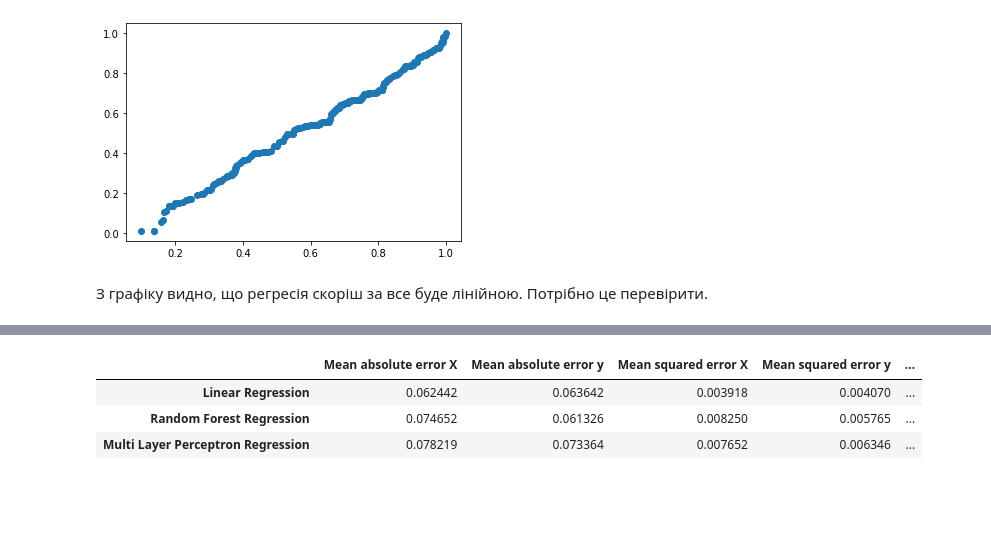
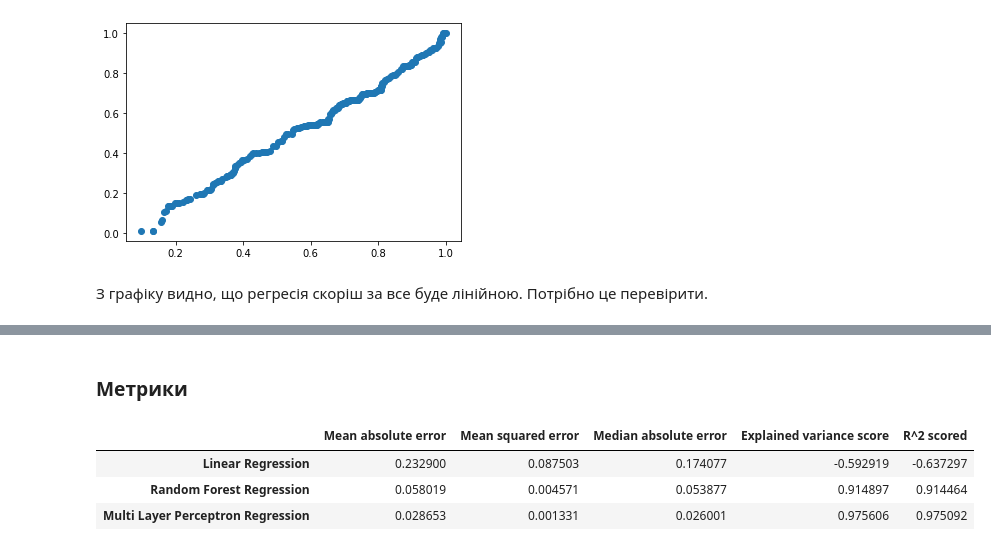
Before and after one commit to nastyabekesheva/DataScience, a Jupyter notebook: coursework/courseworkDS.ipynb, the cells around one changed output, grey strips where cells are left out. Saved outputs shown, nothing was run; the diff lists cells and outputs as text; code cells hidden in the pictures; blank space fills up the shorter version.

```diff
--- a/coursework/courseworkDS.ipynb
+++ b/coursework/courseworkDS.ipynb
@@ -583,0 +806,6 @@ X_pred, y_pred = regr.predict(X_test), regr.predict(y_test)
+# %%
+metrics_data["Random Forest Regression"].append(metrics.mean_absolute_error(y_test, y_pred))
+metrics_data["Random Forest Regression"].append(metrics.mean_squared_error(y_test, y_pred))
+metrics_data["Random Forest Regression"].append(metrics.median_absolute_error(y_test, y_pred))
+metrics_data["Random Forest Regression"].append(metrics.explained_variance_score(y_test, y_pred))
+metrics_data["Random Forest Regression"].append(metrics.r2_score(y_test, y_pred))
@@ -583,0 +814,4 @@ X_pred, y_pred = regr.predict(X_test), regr.predict(y_test)
+# %%
+regr = MLPRegressor(random_state=1, max_iter=500).fit(X_train, y_train)
+
+regr.score(X_test, y_test, sample_weight=None)
@@ -583,0 +820,2 @@ X_pred, y_pred = regr.predict(X_test), regr.predict(y_test)
+# %%
+y_pred = regr.predict(X_test)
@@ -584,11 +824,6 @@ X_pred, y_pred = regr.predict(X_test), regr.predict(y_test)
 # %%
-metrics_data["Multi Layer Perceptron Regression"].append(metrics.mean_absolute_error(X_test, X_pred))
 metrics_data["Multi Layer Perceptron Regression"].append(metrics.mean_absolute_error(y_test, y_pred))
-metrics_data["Multi Layer Perceptron Regression"].append(metrics.mean_squared_error(X_test, X_pred))
 metrics_data["Multi Layer Perceptron Regression"].append(metrics.mean_squared_error(y_test, y_pred))
-metrics_data["Multi Layer Perceptron Regression"].append(metrics.median_absolute_error(X_test, X_pred))
 metrics_data["Multi Layer Perceptron Regression"].append(metrics.median_absolute_error(y_test, y_pred))
-metrics_data["Multi Layer Perceptron Regression"].append(metrics.explained_variance_score(X_test, X_pred))
 metrics_data["Multi Layer Perceptron Regression"].append(metrics.explained_variance_score(y_test, y_pred))
-metrics_data["Multi Layer Perceptron Regression"].append(metrics.r2_score(X_test, X_pred))
 metrics_data["Multi Layer Perceptron Regression"].append(metrics.r2_score(y_test, y_pred))
@@ -603,7 +864,10 @@ metrics_data["Multi Layer Perceptron Regression"].append(metrics.r2_score(y_test
+# %% [markdown]
+### Метрики
 # %%
-pd.DataFrame.from_dict(metrics_data, orient='index', columns=['Mean absolute error X', 'Mean absolute error y', 'Mean squared error X', 'Mean squared error y', 'Median absolute error X', 'Median absolute error y', 'Explained variance score X', 'Explained variance score y', 'R^2 score X', 'R^2 scored y'])
+metrics_df = pd.DataFrame.from_dict(metrics_data, orient='index', columns=['Mean absolute error', 'Mean squared error', 'Median absolute error', 'Explained variance score', 'R^2 scored'])
+metrics_df
 # %% [output]
-|  | Mean absolute error X | Mean absolute error y | Mean squared error X | Mean squared error y | ... |
-| Linear Regression | 0.062442 | 0.063642 | 0.003918 | 0.004070 | ... |
-| Random Forest Regression | 0.074652 | 0.061326 | 0.008250 | 0.005765 | ... |
-| Multi Layer Perceptron Regression | 0.078219 | 0.073364 | 0.007652 | 0.006346 | ... |
+|  | Mean absolute error | Mean squared error | Median absolute error | Explained variance score | R^2 scored |
+| Linear Regression | 0.232900 | 0.087503 | 0.174077 | -0.592919 | -0.637297 |
+| Random Forest Regression | 0.058019 | 0.004571 | 0.053877 | 0.914897 | 0.914464 |
+| Multi Layer Perceptron Regression | 0.028653 | 0.001331 | 0.026001 | 0.975606 | 0.975092 |
```
Also changed, not shown: parts of 66 cells of this notebook.
